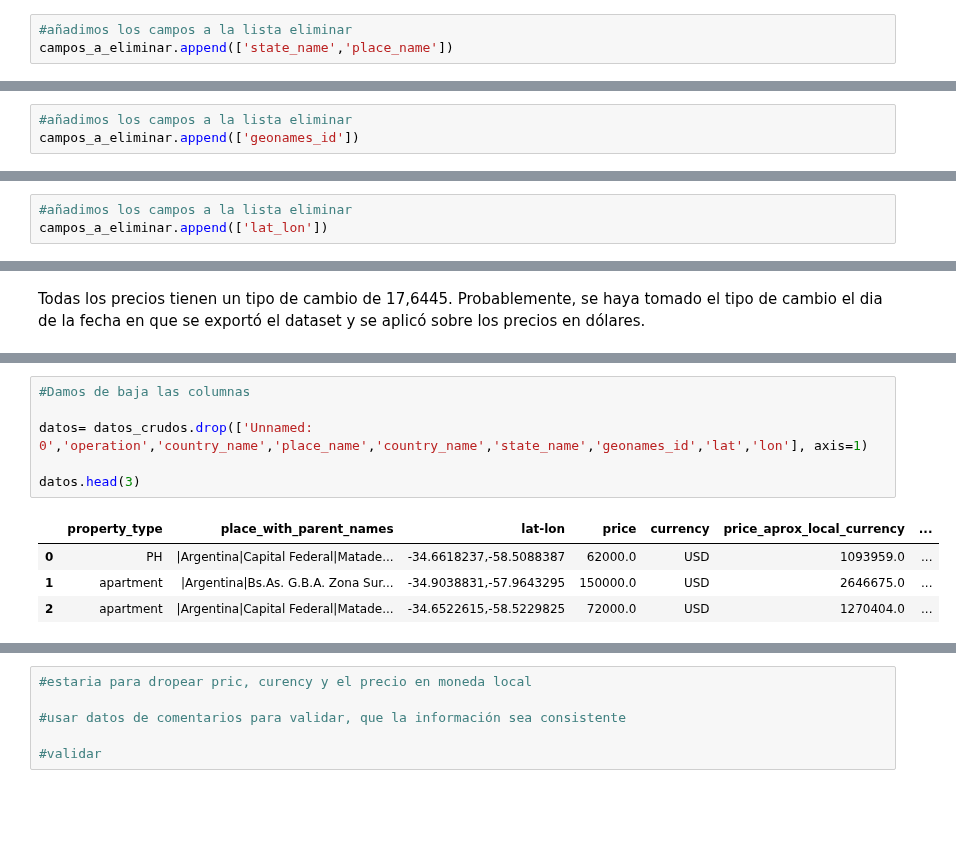
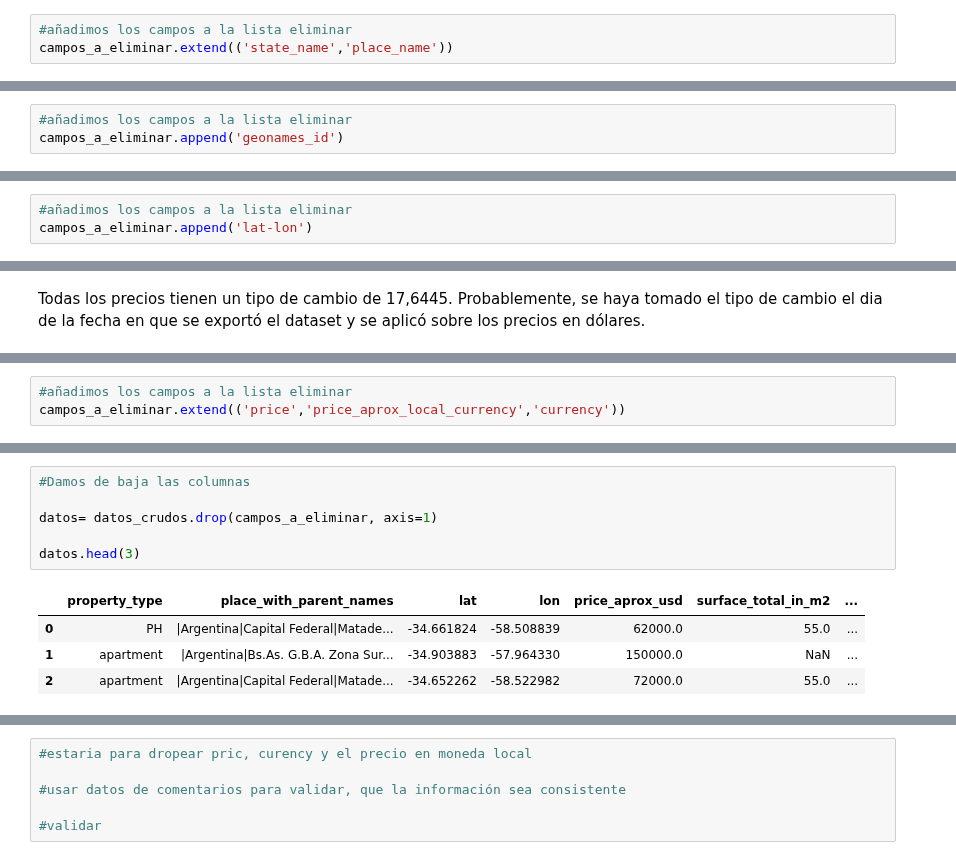
Before and after one commit to Facundo-Peloso/DH-TP-1---Grupo-10, a Jupyter notebook: Main-TP1.ipynb, the cells around one changed output, grey strips where cells are left out. Saved outputs shown, nothing was run; the diff lists cells and outputs as text; blank space fills up the shorter version.

```diff
--- a/Main-TP1.ipynb
+++ b/Main-TP1.ipynb
@@ -211,7 +211,7 @@ a pesar que luego tendremos que procesarla.
 Descartamos los campos state_name y place_name:
 # %%
 #añadimos los campos a la lista eliminar
-campos_a_eliminar.append(['state_name','place_name'])
+campos_a_eliminar.extend(('state_name','place_name'))
 # %% [markdown]
 geonames_id: Corresponde a una base de datos que asigna latitud y longitud a ciudades, provincias y otras
 entidades geográficas.
@@ -220,7 +220,7 @@ No es útil para imputar las columnas de latitud y longitud ya que si queremos a
 de nuestro modelo. Por ende se descarta
 # %%
 #añadimos los campos a la lista eliminar
-campos_a_eliminar.append(['geonames_id'])
+campos_a_eliminar.append('geonames_id')
 # %% [markdown]
 
 lat-lon: Tiene los datos de latitud y longitud separados por un caracter "-".
@@ -238,7 +238,7 @@ dtype: int64
 Como tienen la misma cantidad de datos, descartamos la columna lat-lon.
 # %%
 #añadimos los campos a la lista eliminar
-campos_a_eliminar.append(['lat_lon'])
+campos_a_eliminar.append('lat-lon')
 # %% [markdown]
 Ahora analizamos las columnas correspondientes al precio de las propiedades
 
@@ -284,0 +311,3 @@ el dia de la fecha en que se exportó el dataset y se aplicó sobre los precios
+# %%
+#añadimos los campos a la lista eliminar
+campos_a_eliminar.extend(('price','price_aprox_local_currency','currency'))
@@ -285,11 +327,11 @@ el dia de la fecha en que se exportó el dataset y se aplicó sobre los precios
 # %%
 #Damos de baja las columnas
 
-datos= datos_crudos.drop(['Unnamed: 0','operation','country_name','place_name','country_name','state_name','geonames_id','lat','lon'], axis=1)
+datos= datos_crudos.drop(campos_a_eliminar, axis=1)
 
 datos.head(3)
 # %% [output]
-|  | property_type | place_with_parent_names | lat-lon | price | currency | price_aprox_local_currency | ... |
-| 0 | PH | |Argentina|Capital Federal|Matade... | -34.6618237,-58.5088387 | 62000.0 | USD | 1093959.0 | ... |
-| 1 | apartment | |Argentina|Bs.As. G.B.A. Zona Sur... | -34.9038831,-57.9643295 | 150000.0 | USD | 2646675.0 | ... |
-| 2 | apartment | |Argentina|Capital Federal|Matade... | -34.6522615,-58.5229825 | 72000.0 | USD | 1270404.0 | ... |
+|  | property_type | place_with_parent_names | lat | lon | price_aprox_usd | surface_total_in_m2 | ... |
+| 0 | PH | |Argentina|Capital Federal|Matade... | -34.661824 | -58.508839 | 62000.0 | 55.0 | ... |
+| 1 | apartment | |Argentina|Bs.As. G.B.A. Zona Sur... | -34.903883 | -57.964330 | 150000.0 | NaN | ... |
+| 2 | apartment | |Argentina|Capital Federal|Matade... | -34.652262 | -58.522982 | 72000.0 | 55.0 | ... |
```
Also changed, not shown: parts of 21 cells of this notebook, 1 other file.
